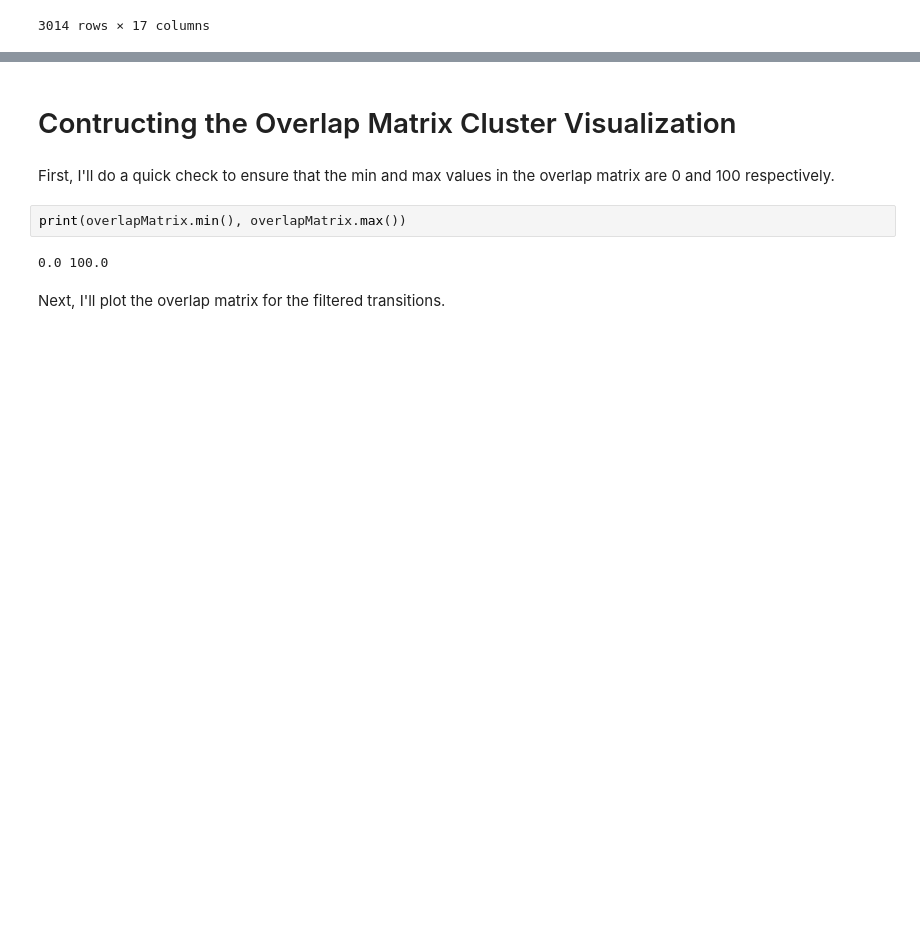
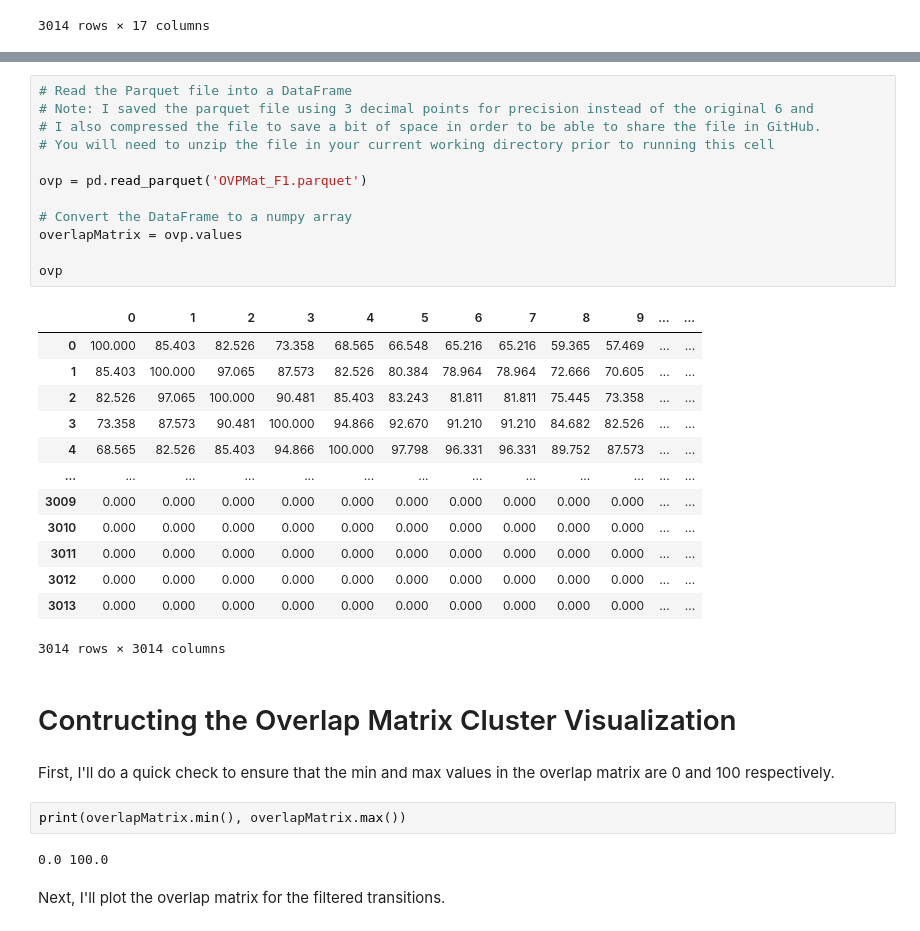
Before and after one commit to victormurcia/DFT-Cluster-Visualizer, a Jupyter notebook: DFT Cluster Visualization.ipynb, the cells around one changed output, grey strips where cells are left out. Saved outputs shown, nothing was run; the diff lists cells and outputs as text; blank space fills up the shorter version.

```diff
--- a/DFT Cluster Visualization.ipynb
+++ b/DFT Cluster Visualization.ipynb
@@ -61,3 +40,29 @@ ovp
+# %%
+# Read the Parquet file into a DataFrame
+# Note: I saved the parquet file using 3 decimal points for precision instead of the original 6 and
+# I also compressed the file to save a bit of space in order to be able to share the file in GitHub.
+# You will need to unzip the file in your current working directory prior to running this cell
+
+ovp = pd.read_parquet('OVPMat_F1.parquet')
+
+# Convert the DataFrame to a numpy array
+overlapMatrix = ovp.values
+
+ovp
+# %% [output]
+|  | 0 | 1 | 2 | 3 | 4 | 5 | 6 | 7 | 8 | 9 | ... | ... |
+| 0 | 100.000 | 85.403 | 82.526 | 73.358 | 68.565 | 66.548 | 65.216 | 65.216 | 59.365 | 57.469 | ... | ... |
+| 1 | 85.403 | 100.000 | 97.065 | 87.573 | 82.526 | 80.384 | 78.964 | 78.964 | 72.666 | 70.605 | ... | ... |
+| 2 | 82.526 | 97.065 | 100.000 | 90.481 | 85.403 | 83.243 | 81.811 | 81.811 | 75.445 | 73.358 | ... | ... |
+| 3 | 73.358 | 87.573 | 90.481 | 100.000 | 94.866 | 92.670 | 91.210 | 91.210 | 84.682 | 82.526 | ... | ... |
+| 4 | 68.565 | 82.526 | 85.403 | 94.866 | 100.000 | 97.798 | 96.331 | 96.331 | 89.752 | 87.573 | ... | ... |
+| ... | ... | ... | ... | ... | ... | ... | ... | ... | ... | ... | ... | ... |
+| 3009 | 0.000 | 0.000 | 0.000 | 0.000 | 0.000 | 0.000 | 0.000 | 0.000 | 0.000 | 0.000 | ... | ... |
+| 3010 | 0.000 | 0.000 | 0.000 | 0.000 | 0.000 | 0.000 | 0.000 | 0.000 | 0.000 | 0.000 | ... | ... |
+| 3011 | 0.000 | 0.000 | 0.000 | 0.000 | 0.000 | 0.000 | 0.000 | 0.000 | 0.000 | 0.000 | ... | ... |
+| 3012 | 0.000 | 0.000 | 0.000 | 0.000 | 0.000 | 0.000 | 0.000 | 0.000 | 0.000 | 0.000 | ... | ... |
+| 3013 | 0.000 | 0.000 | 0.000 | 0.000 | 0.000 | 0.000 | 0.000 | 0.000 | 0.000 | 0.000 | ... | ... |
+3014 rows × 3014 columns
 # %% [markdown]
 # Contructing the Overlap Matrix Cluster Visualization
 # %% [markdown]
```
Also changed, not shown: parts of 2 cells of this notebook.
